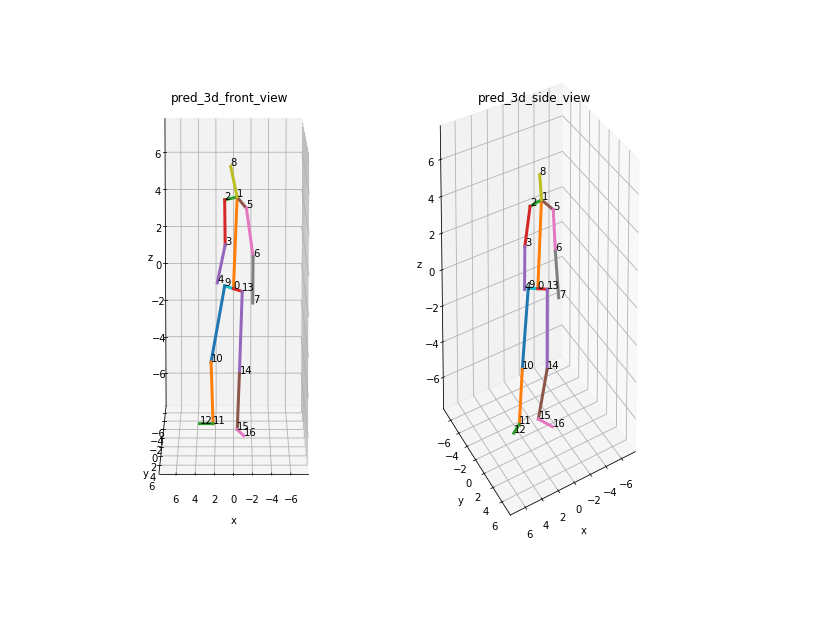
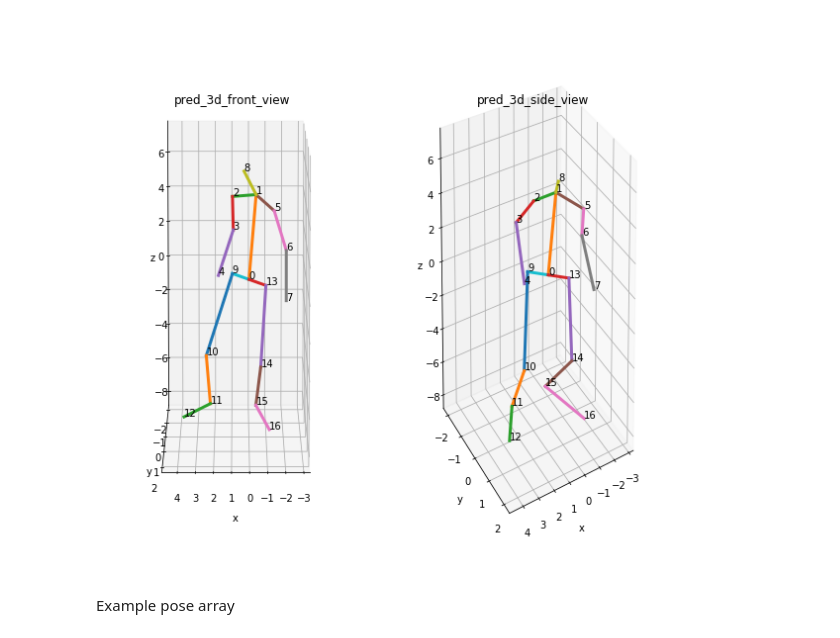
Before and after one commit to sidsunny/pose_utils, a Jupyter notebook: visualisation_3d_skeleton.ipynb, the cells around one changed output. Drawn from its saved outputs; the diff is of its cells as text; code cells hidden in the pictures; blank space fills up the shorter version.

Commit message:
Updated changes
More features for plotting, readability

```diff
--- a/visualisation_3d_skeleton.ipynb
+++ b/visualisation_3d_skeleton.ipynb
@@ -79,7 +120,8 @@ def skeleton_to_image(skltn):
 # %%
-pose_path_3d = 'matfilename.mat'
-# pose_path_3d = 'poses_3d/HipHop_HipHop1_C0.mat'
+pose_path_3d = 'HipHop_HipHop1_C0.mat'
 poses_3d = sio.loadmat(pose_path_3d)['pose_3d']
 skeleton_images = skeleton_to_image(poses_3d[0:1])
 # %% [output]
-[figure, old version]
+[figure, new version]
+# %% [markdown]
+Example pose array
```
Also changed, not shown: parts of 3 cells of this notebook.
